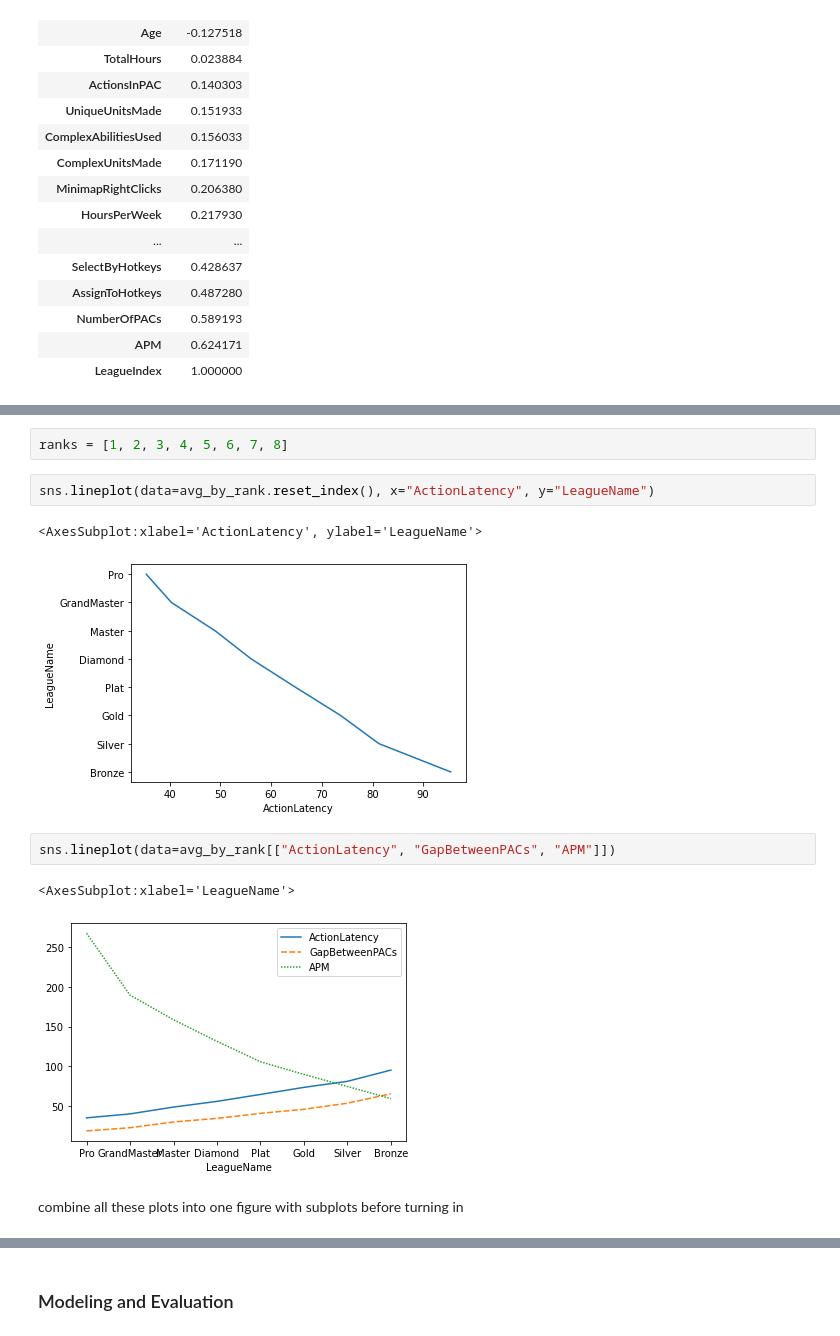
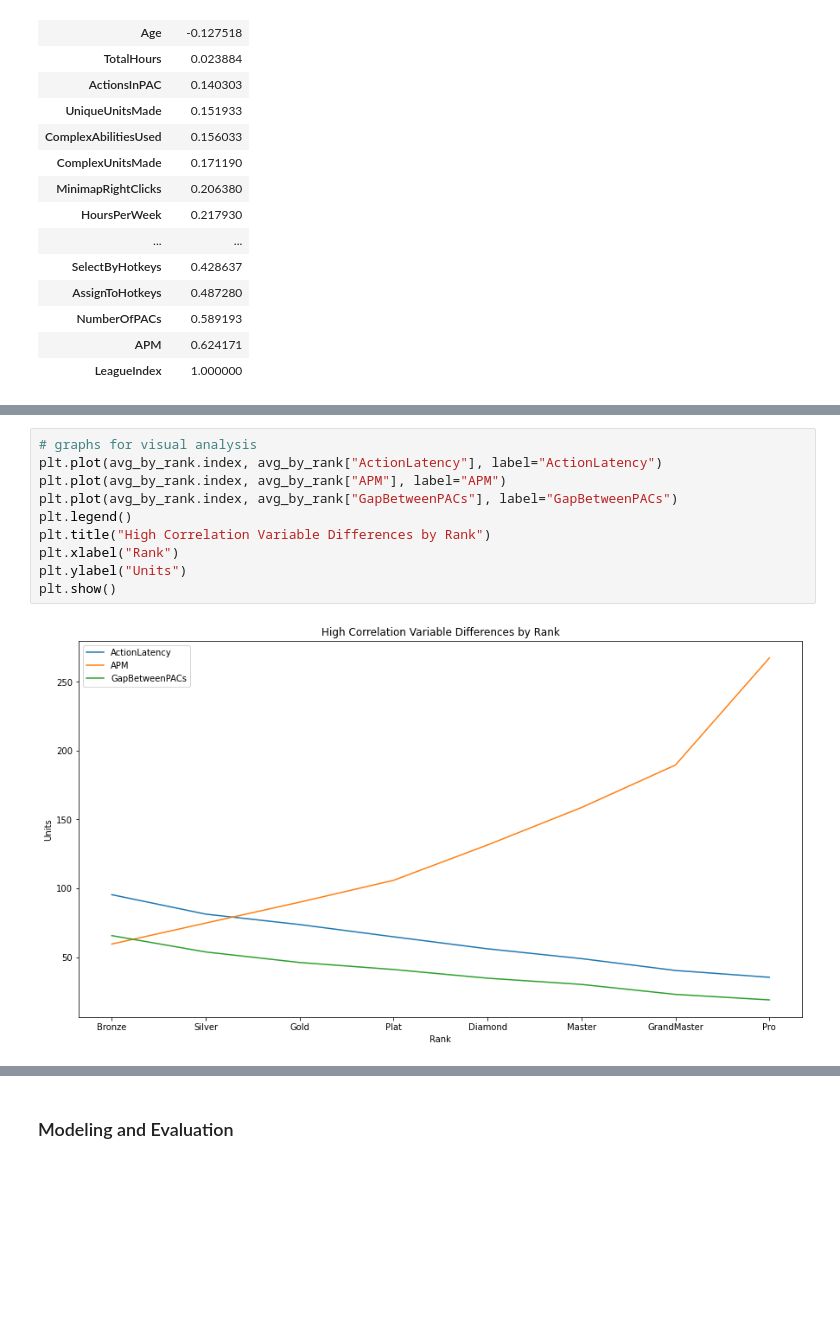
Before and after one commit to Kamen-R/Starcraft-Data-Assessment, a Jupyter notebook: Starcraft Data Analysis Notebook.ipynb, the cells around one changed output, grey strips where cells are left out. Cells and saved outputs as stored; diff of their text form; blank space fills up the shorter version.

```diff
--- a/Starcraft Data Analysis Notebook.ipynb
+++ b/Starcraft Data Analysis Notebook.ipynb
@@ -217,14 +202,12 @@ sns.lineplot(data=avg_by_rank, x="ActionLatency", y="LeagueName")
-# %%
-ranks = [1, 2, 3, 4, 5, 6, 7, 8]
-# %%
-sns.lineplot(data=avg_by_rank.reset_index(), x="ActionLatency", y="LeagueName")
-# %% [output]
-<AxesSubplot:xlabel='ActionLatency', ylabel='LeagueName'>
-[figure, removed]
-# %%
-sns.lineplot(data=avg_by_rank[["ActionLatency", "GapBetweenPACs", "APM"]])
-# %% [output]
-<AxesSubplot:xlabel='LeagueName'>
-[figure, removed]
-# %% [markdown]
-combine all these plots into one figure with subplots before turning in
+# %%
+# graphs for visual analysis
+plt.plot(avg_by_rank.index, avg_by_rank["ActionLatency"], label="ActionLatency")
+plt.plot(avg_by_rank.index, avg_by_rank["APM"], label="APM")
+plt.plot(avg_by_rank.index, avg_by_rank["GapBetweenPACs"], label="GapBetweenPACs")
+plt.legend()
+plt.title("High Correlation Variable Differences by Rank")
+plt.xlabel("Rank")
+plt.ylabel("Units")
+plt.show()
+# %% [output]
+[figure, added]
```
Also changed, not shown: parts of 55 cells of this notebook, 1 other file.
